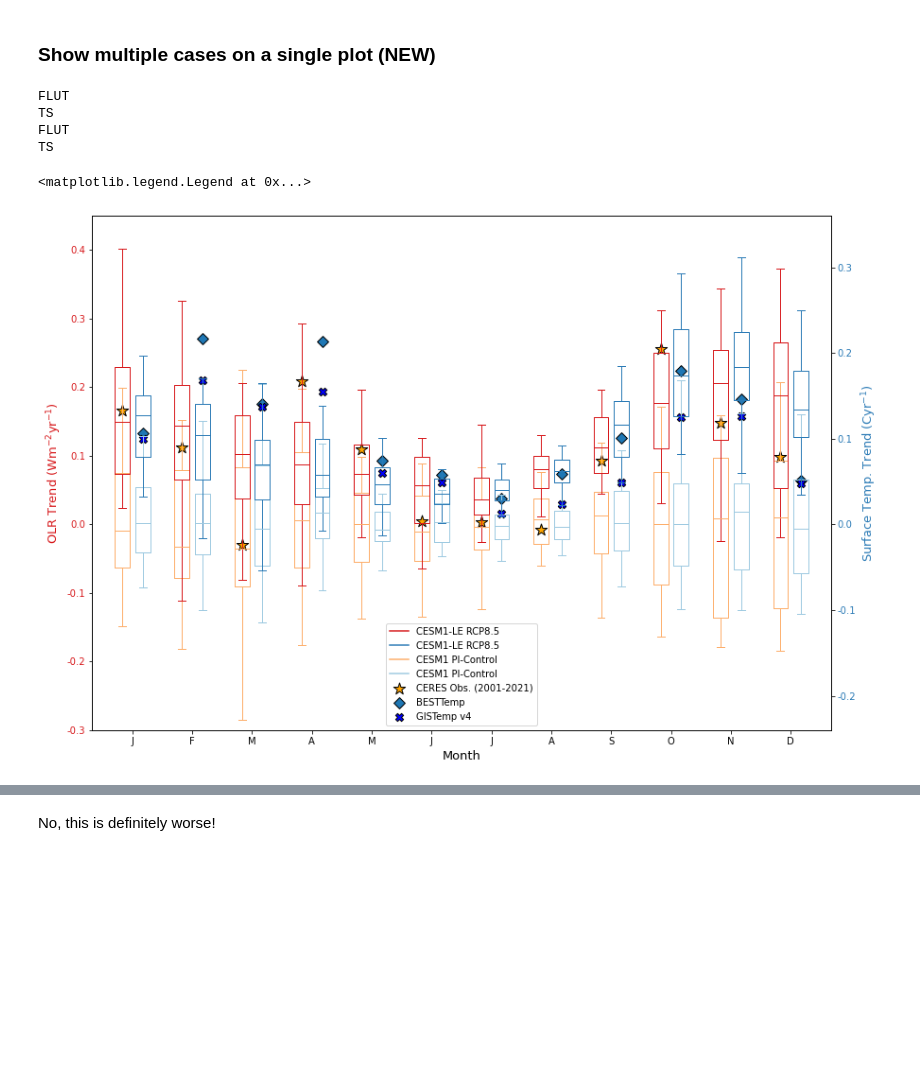
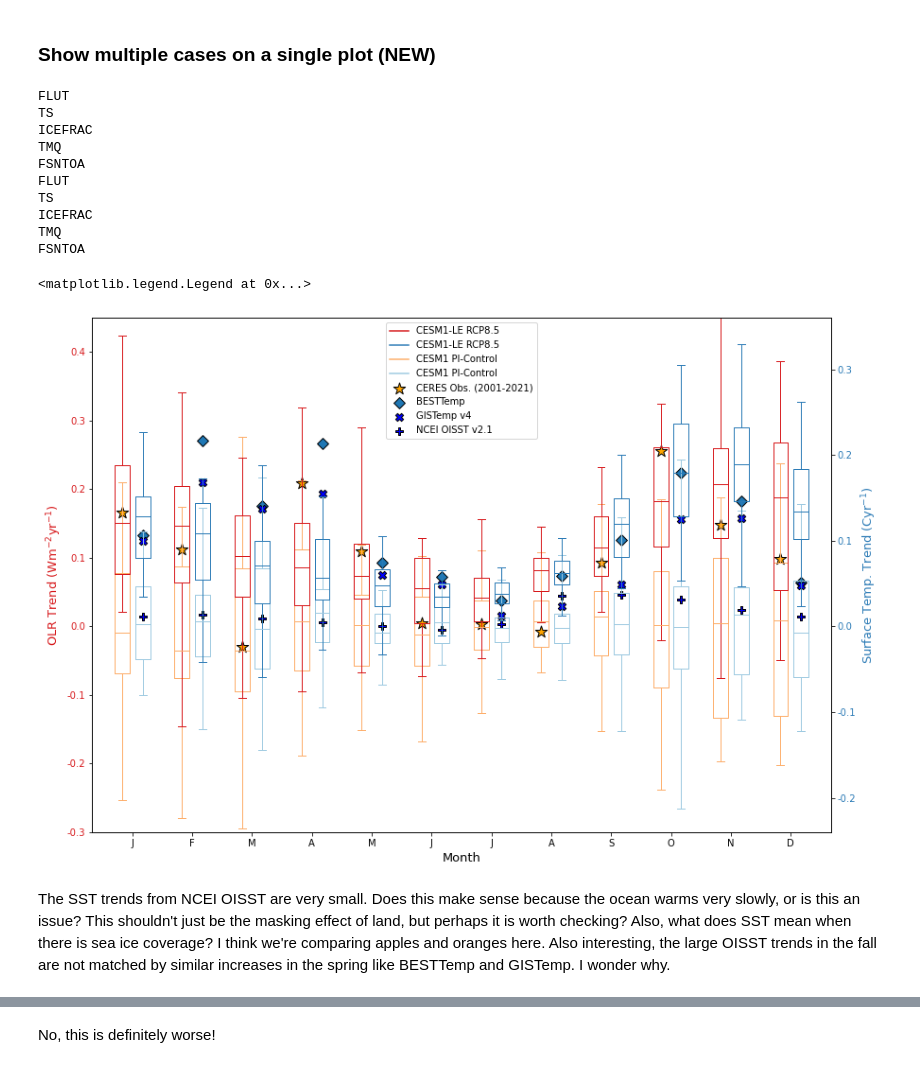
Before and after one commit to jshaw35/spectral_ice, a Jupyter notebook: figure3/TS_OLR_comparison.ipynb, the cells around one changed output, grey strips where cells are left out. Drawn from its saved outputs; the diff is of its cells as text; code cells hidden in the pictures; blank space fills up the shorter version.

Commit message:
added ncei sst data

```diff
--- a/figure3/TS_OLR_comparison.ipynb
+++ b/figure3/TS_OLR_comparison.ipynb
@@ -402,0 +179,2 @@ def pi_tseries_to_ens(pi_var_dict,tlength,nmembers):
+# %%
+ncei_oisst_path = '/glade/work/jonahshaw/obs/NCEI_OISST/www.ncei.noaa.gov/data/sea-surface-temperature-optimum-interpolation/v2.1/access/avhrr/'
@@ -402,0 +185,2 @@ def pi_tseries_to_ens(pi_var_dict,tlength,nmembers):
+# %%
+ncei_oisst_ds = xr.open_mfdataset(ncei_oisst_filepaths)
@@ -402,0 +201,10 @@ def pi_tseries_to_ens(pi_var_dict,tlength,nmembers):
+# %%
+ncei_oisst_subset_wgtd = add_weights(ncei_oisst_interp)
+ncei_err_subset_wgtd   = add_weights(ncei_err_interp)
+ncei_oisst_subset_spatavg = ncei_oisst_subset_wgtd.weighted(ncei_oisst_subset_wgtd['cell_weight']).mean(dim=['lat','lon'])
+ncei_err_subset_spatavg   = ncei_err_subset_wgtd.weighted(ncei_err_subset_wgtd['cell_weight']).mean(dim=['lat','lon'])
+
+ncei_oisst_interp.close()
+ncei_oisst_subset_wgtd.close()
+ncei_err_interp.close()
+ncei_err_subset_wgtd.close()
@@ -402,0 +219,6 @@ def pi_tseries_to_ens(pi_var_dict,tlength,nmembers):
+# %%
+tseries_savedir = '/glade/u/home/jonahshaw/w/LENS/CESM1-LE/ArcticTimeSeries/'
+
+cesm1_pic_ds = xr.open_dataset('%s/CESM1_PIControl_ArcticTimeSeries.nc' % tseries_savedir)
+cesm1_forcedresponse_ds = xr.open_dataset('%s/CESM1_ForcedResponse_ArcticTimeSeries.nc' % tseries_savedir)
+cesm1_ensresponse_ds = xr.open_dataset('%s/CESM1_RCP8.5Members_ArcticTimeSeries.nc' % tseries_savedir)
@@ -548,17 +415,18 @@ def get_monthly_slopes(tseries):
 ### Show multiple cases on a single plot (NEW)
 # %%
 # Raw timeseries data
-lens_tseries_olr = allens_var_dict['FLUT']
+lens_tseries_olr = cesm1_ensresponse_ds['FLUT']
 obs_tseries_olr  = ceres_subset_spatavg
 
-lens_tseries_ts = allens_var_dict['TS']
+lens_tseries_ts  = cesm1_ensresponse_ds['TS']
 obs_tseries_ts1  = besttemp_subset_spatavg #1 is Berkeley Best Estimate
 obs_tseries_ts2  = gisstemp_subset_spatavg #2 is NASA GIStemp
+obs_tseries_ts3  = ncei_oisst_subset_spatavg #3 is NCEI OISST
 # obs_tseries_ts_besttemp  = hadsst_subset_spatavg # doesn't work (not enough data in the Arctic)
 
 # Calculate PI-Control timeseries
-pic_tseries_olr_2001_2021 = pi_tseries_to_ens(pic_var_dict,tlength=21,nmembers=40)['FLUT']
-pic_tseries_ts_2001_2021  = pi_tseries_to_ens(pic_var_dict,tlength=21,nmembers=40)['TS']
+pic_tseries_olr_2001_2021 = pi_tseries_to_ens(cesm1_pic_ds,tlength=21,nmembers=40)['FLUT']
+pic_tseries_ts_2001_2021  = pi_tseries_to_ens(cesm1_pic_ds,tlength=21,nmembers=40)['TS']
 
 tsel_2001_2021 = slice('2001-01-01','2021-12-31')
 
@@ -568,20 +436,12 @@ obs_tseries_olr_2001_2021 = obs_tseries_olr.sel(time=tsel_2001_2021)
 lens_tseries_ts_2001_2021 = lens_tseries_ts.sel(time=tsel_2001_2021)
 obs_tseries_ts1_2001_2021  = obs_tseries_ts1.sel(time=tsel_2001_2021)
 obs_tseries_ts2_2001_2021  = obs_tseries_ts2.sel(time=tsel_2001_2021)
+obs_tseries_ts3_2001_2021  = obs_tseries_ts3.sel(time=tsel_2001_2021)
 
 month_labels = ['J','F','M','A','M','J','J','A','S','O','N','D']
 
 box_fig,box_ax_olr = plt.subplots(1,1,figsize=(14,10)) # create your own axis if not supplied
 box_ax_ts = box_ax_olr.twinx()
-
-obs_slopes_olr_2001_2021  = []
-lens_slopes_olr_2001_2021 = {}
-pic_slopes_olr_2001_2021  = {}
-
-obs_slopes_ts1_2001_2021  = []
-obs_slopes_ts2_2001_2021  = []
-lens_slopes_ts_2001_2021 = {}
-pic_slopes_ts_2001_2021  = {}
 
 # Run a linear fit for each month for each ensemble member
 lens_slopes_olr_2001_2021 = get_monthly_slopes(lens_tseries_olr_2001_2021)
@@ -592,20 +452,21 @@ lens_slopes_ts_2001_2021 = get_monthly_slopes(lens_tseries_ts_2001_2021)
 pic_slopes_ts_2001_2021  = get_monthly_slopes(pic_tseries_ts_2001_2021)
 obs_slopes_ts1_2001_2021  = get_monthly_slopes(obs_tseries_ts1_2001_2021)
 obs_slopes_ts2_2001_2021  = get_monthly_slopes(obs_tseries_ts2_2001_2021)
+obs_slopes_ts3_2001_2021  = get_monthly_slopes(obs_tseries_ts3_2001_2021)
 
 # Plot the model distributions as boxplots
 widths = 0.25 # 0.3
 offset = 0.17 # 0.25
 # Start with PI-Control
-box_pic_olr_2001_2021 = box_ax_olr.boxplot(pic_slopes_olr_2001_2021, positions=np.arange(1,13)-offset,widths=widths,whis=(5,95),showfliers=False)
-box_pic_ts_2001_2021  = box_ax_ts.boxplot(pic_slopes_ts_2001_2021,  positions=np.arange(1,13)+offset,widths=widths,whis=(5,95),showfliers=False)
+box_pic_olr_2001_2021 = box_ax_olr.boxplot(pic_slopes_olr_2001_2021, positions=np.arange(1,13)-offset,widths=widths,whis=(2.5,97.5),showfliers=False)
+box_pic_ts_2001_2021  = box_ax_ts.boxplot(pic_slopes_ts_2001_2021,  positions=np.arange(1,13)+offset,widths=widths,whis=(2.5,97.5),showfliers=False)
 
 set_box_color(box_pic_olr_2001_2021,'#FDAE6B')
 set_box_color(box_pic_ts_2001_2021, '#9ECAE1')
 
 # Now do RCP8.5
-box_lens_olr_2001_2021 = box_ax_olr.boxplot(lens_slopes_olr_2001_2021, positions=np.arange(1,13)-offset,widths=widths,whis=(5,95),showfliers=False)
-box_lens_ts_2001_2021  = box_ax_ts.boxplot(lens_slopes_ts_2001_2021,  positions=np.arange(1,13)+offset,widths=widths,whis=(5,95),showfliers=False)
+box_lens_olr_2001_2021 = box_ax_olr.boxplot(lens_slopes_olr_2001_2021, positions=np.arange(1,13)-offset,widths=widths,whis=(2.5,97.5),showfliers=False)
+box_lens_ts_2001_2021  = box_ax_ts.boxplot(lens_slopes_ts_2001_2021,  positions=np.arange(1,13)+offset,widths=widths,whis=(2.5,97.5),showfliers=False)
 
 set_box_color(box_lens_olr_2001_2021, '#D7191C') # colors are from http://colorbrewer2.org/
 set_box_color(box_lens_ts_2001_2021,  '#2C7BB6')
@@ -616,6 +477,8 @@ box_ax_olr.scatter(np.arange(1,13,1)-offset,obs_slopes_olr_2001_2021,label='CERE
 # TS from BESTTEMP and GIStemp
 box_ax_ts.scatter(np.arange(1,13,1)+offset,obs_slopes_ts1_2001_2021,label='BESTTemp Obs. (2001-2021)',marker='D',color=None,edgecolors= "black",s=70) # update label here
 box_ax_ts.scatter(np.arange(1,13,1)+offset,obs_slopes_ts2_2001_2021,label='GISTemp v4 Obs. (2001-2021)',marker='X',color='blue',edgecolors= "black",s=70) # update label here
+# box_ax_ts.scatter(np.arange(1,13,1)+offset,obs_slopes_ts3_2001_2021,label='NCEI OISST v2.1 Obs. (2001-2021)',marker='P',color='blue',edgecolors= "black",s=70) # update label here
+box_ax_ts.errorbar(x=np.arange(1,13,1)+offset,y=obs_slopes_ts3_2001_2021,yerr=,label='NCEI OISST v2.1 Obs. (2001-2021)',marker='P',color='blue',edgecolors= "black",s=70) # update label here
 
 box_ax_olr.set_xlabel('Month',fontsize=13)
 box_ax_olr.set_ylabel('OLR Trend (Wm$^{-2}$yr$^{-1}$)',fontsize=13,color='#D7191C') # fix
@@ -623,32 +486,41 @@ box_ax_ts.set_ylabel('Surface Temp. Trend (Cyr$^{-1}$)',fontsize=13,color='#2C7B
 
 # box_ax_olr.set_yticklabels(box_ax_olr.get_yticklabels(),color='#D7191C')
 # box_ax_ts.set_yticklabels(box_ax_ts.get_yticklabels(),color='#2C7BB6')
 
 box_ax_olr.set_xticks(np.arange(1,13,1))
 box_ax_olr.set_xticklabels(month_labels)
 
 box_ax_olr.set_ylim((-0.3,0.45))
 box_ax_ts.set_ylim((-0.24,0.36))
 
 box_ax_olr.set_yticklabels(tick_function3(np.arange(-0.3,0.41,0.1)),color='#D7191C')
 box_ax_ts.set_yticklabels(tick_function3(np.arange(-0.3,0.31,0.1)),color='#2C7BB6') # not sure why this need to be like this...
 
 # draw temporary red and blue lines and use them to create a legend # use the same axis for all
 box_ax_olr.plot([], c='#D7191C', label='CESM1-LE RCP8.5')
 box_ax_olr.plot([], c='#2C7BB6', label='CESM1-LE RCP8.5')
 
 box_ax_olr.plot([], c='#FDAE6B', label='CESM1 PI-Control')
 box_ax_olr.plot([], c='#9ECAE1', label='CESM1 PI-Control')
 
 box_ax_olr.scatter([],[],label='BESTTemp',marker='D',color=None,edgecolors= "black",s=70)
 box_ax_olr.scatter([],[],label='GISTemp v4',marker='X',color='blue',edgecolors= "black",s=70)
+box_ax_olr.scatter([],[],label='NCEI OISST v2.1',marker='P',color='blue',edgecolors= "black",s=70)
 
 box_ax_olr.legend()
 # %% [output]
 FLUT
 TS
+ICEFRAC
+TMQ
+FSNTOA
 FLUT
 TS
+ICEFRAC
+TMQ
+FSNTOA
 <matplotlib.legend.Legend at 0x...>
-[figure, old version]
+[figure, new version]
+# %% [markdown]
+The SST trends from NCEI OISST are very small. Does this make sense because the ocean warms very slowly, or is this an issue? This shouldn't just be the masking effect of land, but perhaps it is worth checking? Also, what does SST mean when there is sea ice coverage? I think we're comparing apples and oranges here. Also interesting, the large OISST trends in the fall are not matched by similar increases in the spring like BESTTemp and GISTemp. I wonder why.
 # %%
```
Also changed, not shown: parts of 57 cells of this notebook.
